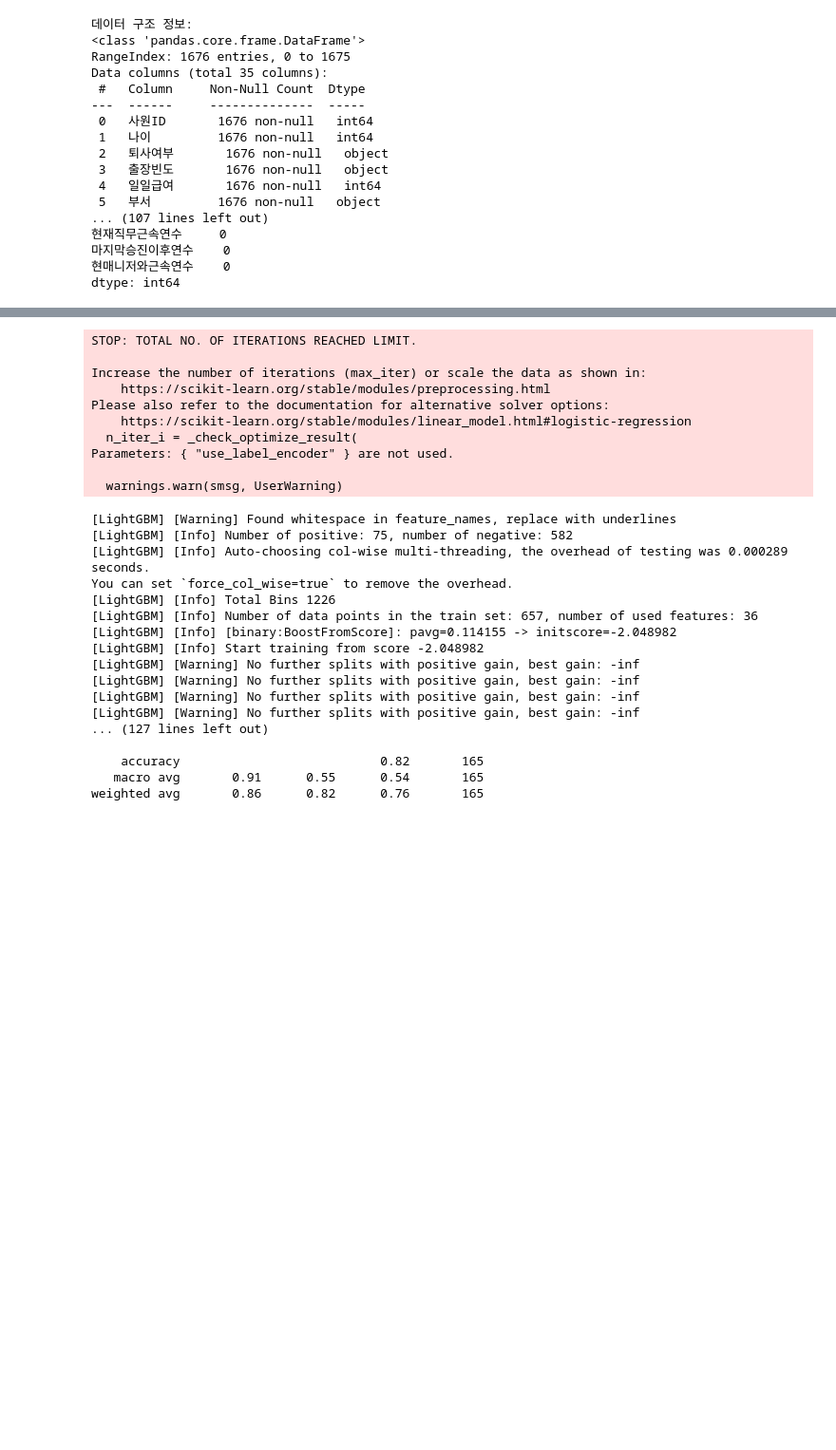
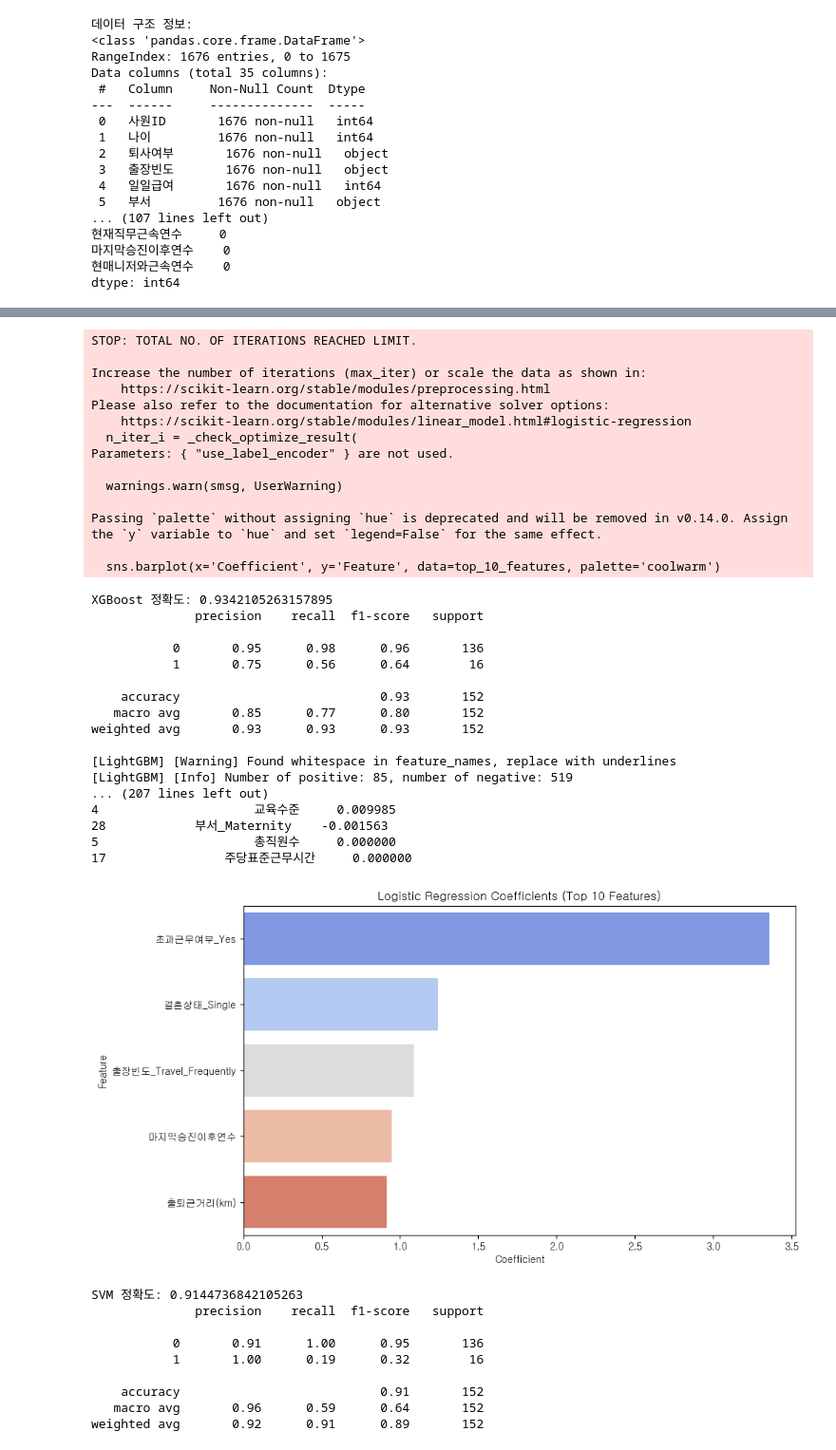
Before and after one commit to encore-SKN11/EDA-1Team, a Jupyter notebook: 2ST/장수/2ST_project.ipynb, the cells around one changed output, grey strips where cells are left out. Shown at 95% size. Saved outputs shown, nothing was run; the diff lists cells and outputs as text; code cells hidden in the pictures; blank space fills up the shorter version.

```diff
--- a/2ST/장수/2ST_project.ipynb
+++ b/2ST/장수/2ST_project.ipynb
@@ -129,11 +169,0 @@ plt.show()
-# %%
-# 데이터 전처리
-# 1. 직업이 간호사인 데이터만 추출 (Other,Therapist,Administrative,Admin 제외)  1676명 --> 822명
-df = df[df['직무'] == 'Nurse'].reset_index(drop=True)
-print(df['직무'].unique())      # 간호사만 남기고 모두 제외
-
-df.info()      # 822개의 데이터만 남은 것 확인
-
-# 2. 이상치 제외 : 나이가 50세 이상인 간호사 ('월급이 적다'거나, '직무에 만족하지 못한다'거나 등 피처들로 인한 요인보다 나이로 인해 은퇴하는 것으로 추정)
-df = df[df['나이'] < 50].reset_index(drop=True)     # 822명 --> 794명
-df.info()
@@ -263,6 +275,27 @@ y_pred = model.predict(X_test)
 print("Logistic Regression 정확도:", accuracy_score(y_test, y_pred))
 print(classification_report(y_test,y_pred))
 
+coefficients = pd.DataFrame({
+    'Feature': X_train.columns,
+    'Coefficient': model.coef_[0]
+}).sort_values(by='Coefficient', key=lambda x: abs(x), ascending=False)
+
+print(coefficients)
+
+import matplotlib.pyplot as plt
+import seaborn as sns
+
+# 절대값 기준으로 상위 10개 추출
+top_10_features = coefficients.head(5)
+
+# 그래프 그리기
+plt.figure(figsize=(10, 6))
+sns.barplot(x='Coefficient', y='Feature', data=top_10_features, palette='coolwarm')
+plt.title('Logistic Regression Coefficients (Top 10 Features)')
+plt.xlabel('Coefficient')
+plt.ylabel('Feature')
+plt.show()
+
 #SVC(정규화 후)
 from sklearn.svm import SVC
 
@@ -292,27 +327,41 @@ weighted avg       0.87      0.88      0.86       165
 STOP: TOTAL NO. OF ITERATIONS REACHED LIMIT.
 
 Increase the number of iterations (max_iter) or scale the data as shown in:
     https://scikit-learn.org/stable/modules/preprocessing.html
 Please also refer to the documentation for alternative solver options:
     https://scikit-learn.org/stable/modules/linear_model.html#logistic-regression
   n_iter_i = _check_optimize_result(
 Parameters: { "use_label_encoder" } are not used.
 
   warnings.warn(smsg, UserWarning)
+
+Passing `palette` without assigning `hue` is deprecated and will be removed in v0.14.0. Assign the `y` variable to `hue` and set `legend=False` for the same effect.
+
+  sns.barplot(x='Coefficient', y='Feature', data=top_10_features, palette='coolwarm')
+XGBoost 정확도: 0.9342105263157895
+              precision    recall  f1-score   support
+
+           0       0.95      0.98      0.96       136
+           1       0.75      0.56      0.64        16
+
+    accuracy                           0.93       152
+   macro avg       0.85      0.77      0.80       152
+weighted avg       0.93      0.93      0.93       152
+
 [LightGBM] [Warning] Found whitespace in feature_names, replace with underlines
-[LightGBM] [Info] Number of positive: 75, number of negative: 582
-[LightGBM] [Info] Auto-choosing col-wise multi-threading, the overhead of testing was 0.000289 seconds.
-You can set `force_col_wise=true` to remove the overhead.
-[LightGBM] [Info] Total Bins 1226
-[LightGBM] [Info] Number of data points in the train set: 657, number of used features: 36
-[LightGBM] [Info] [binary:BoostFromScore]: pavg=0.114155 -> initscore=-2.048982
-[LightGBM] [Info] Start training from score -2.048982
-[LightGBM] [Warning] No further splits with positive gain, best gain: -inf
-[LightGBM] [Warning] No further splits with positive gain, best gain: -inf
-[LightGBM] [Warning] No further splits with positive gain, best gain: -inf
-[LightGBM] [Warning] No further splits with positive gain, best gain: -inf
-... (127 lines left out)
-
-    accuracy                           0.82       165
-   macro avg       0.91      0.55      0.54       165
-weighted avg       0.86      0.82      0.76       165
+[LightGBM] [Info] Number of positive: 85, number of negative: 519
+... (207 lines left out)
+4                     교육수준     0.009985
+28            부서_Maternity    -0.001563
+5                     총직원수     0.000000
+17                주당표준근무시간     0.000000
+[figure, added]
+SVM 정확도: 0.9144736842105263
+              precision    recall  f1-score   support
+
+           0       0.91      1.00      0.95       136
+           1       1.00      0.19      0.32        16
+
+    accuracy                           0.91       152
+   macro avg       0.96      0.59      0.64       152
+weighted avg       0.92      0.91      0.89       152
```
Also changed, not shown: parts of 3 cells of this notebook.
